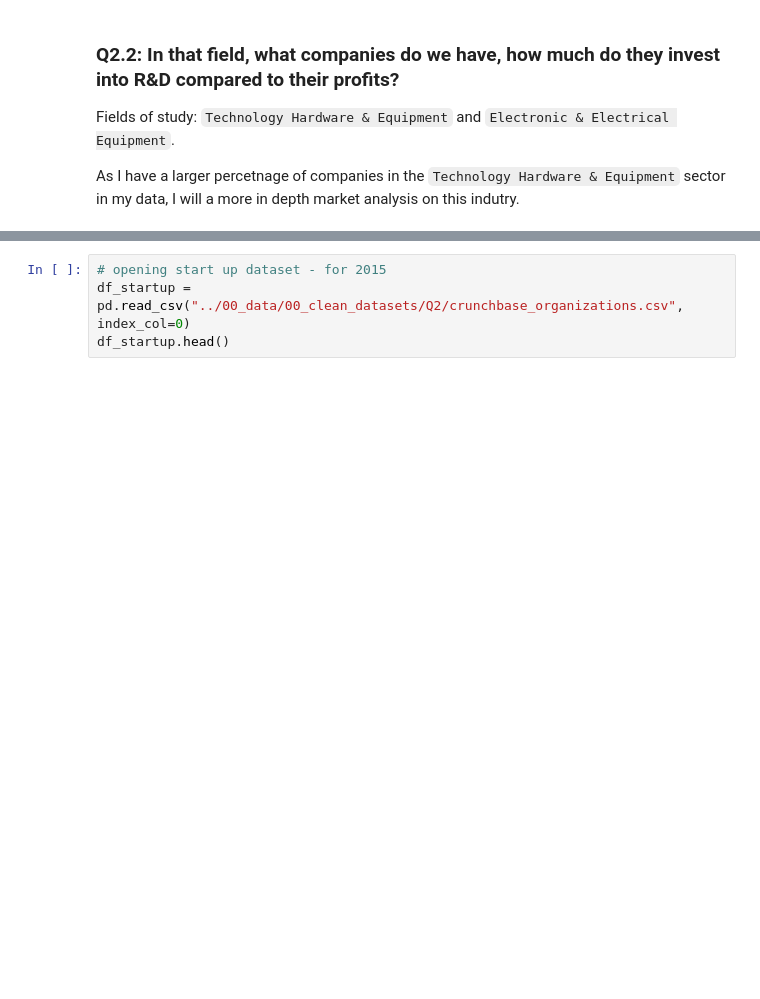
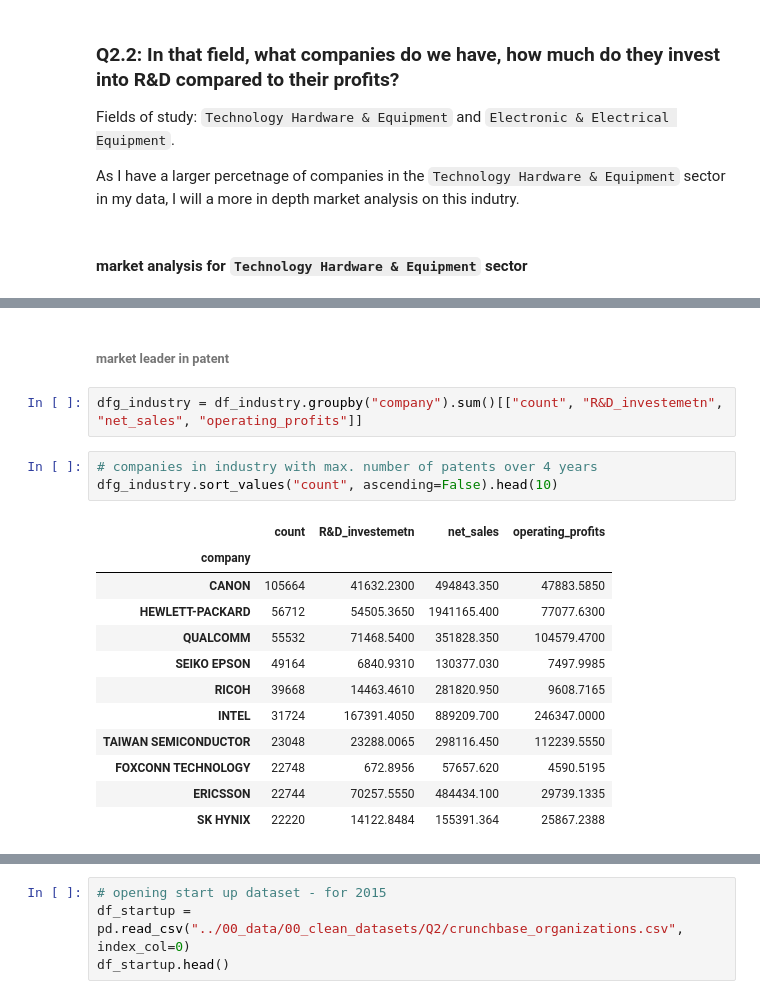
Before and after one commit to FHnt97/Project-Week-8-Final-Project, a Jupyter notebook: your-project/01_code/03_BONUS.ipynb, the cells around one changed output, grey strips where cells are left out. Cells and saved outputs as stored; diff of their text form; blank space fills up the shorter version.

````diff
--- a/your-project/01_code/03_BONUS.ipynb
+++ b/your-project/01_code/03_BONUS.ipynb
@@ -304,6 +304,8 @@ go.Figure(data = [patent_pie,company_pie ], layout = layout)
 Fields of study: ```Technology Hardware & Equipment``` and ```Electronic & Electrical Equipment```.
 
 As I have a larger percetnage of companies in the ```Technology Hardware & Equipment``` sector in my data, I will a more in depth market analysis on this indutry.
+# %% [markdown]
+#### market analysis for   ```Technology Hardware & Equipment``` sector
 # %%
 # selecting industry
 df_industry = dfm[dfm["industry"] == "Technology Hardware & Equipment"]
@@ -315,3 +317,23 @@ df_industry.head()
 | 38 | 3 | CN | AUSTRIAMICROSYSTEMS | AUT | Technology Hardware & Equipment | 32 | 2013 | 64.060 | 377.789 | ... |
 | 39 | 3 | CN | AUSTRIAMICROSYSTEMS | AUT | Technology Hardware & Equipment | 32 | 2014 | 69.759 | 464.370 | ... |
 | 40 | 3 | EP | AUSTRIAMICROSYSTEMS | AUT | Technology Hardware & Equipment | 90 | 2011 | 26.517 | 275.704 | ... |
+# %% [markdown]
+###### market leader in patent
+# %%
+dfg_industry = df_industry.groupby("company").sum()[["count", "R&D_investemetn", "net_sales", "operating_profits"]]
+# %%
+# companies in industry with max. number of patents over 4 years
+dfg_industry.sort_values("count", ascending=False).head(10)
+# %% [output]
+|  | count | R&D_investemetn | net_sales | operating_profits |
+| company |  |  |  |  |
+| CANON | 105664 | 41632.2300 | 494843.350 | 47883.5850 |
+| HEWLETT-PACKARD | 56712 | 54505.3650 | 1941165.400 | 77077.6300 |
+| QUALCOMM | 55532 | 71468.5400 | 351828.350 | 104579.4700 |
+| SEIKO EPSON | 49164 | 6840.9310 | 130377.030 | 7497.9985 |
+| RICOH | 39668 | 14463.4610 | 281820.950 | 9608.7165 |
+| INTEL | 31724 | 167391.4050 | 889209.700 | 246347.0000 |
+| TAIWAN SEMICONDUCTOR | 23048 | 23288.0065 | 298116.450 | 112239.5550 |
+| FOXCONN TECHNOLOGY | 22748 | 672.8956 | 57657.620 | 4590.5195 |
+| ERICSSON | 22744 | 70257.5550 | 484434.100 | 29739.1335 |
+| SK HYNIX | 22220 | 14122.8484 | 155391.364 | 25867.2388 |
````
Also changed, not shown: parts of 11 cells of this notebook.
